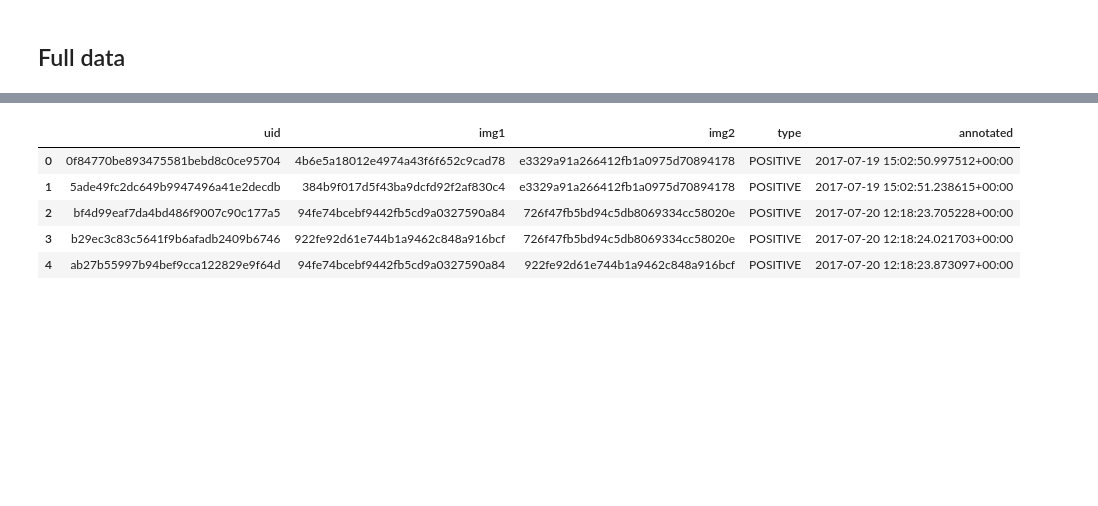
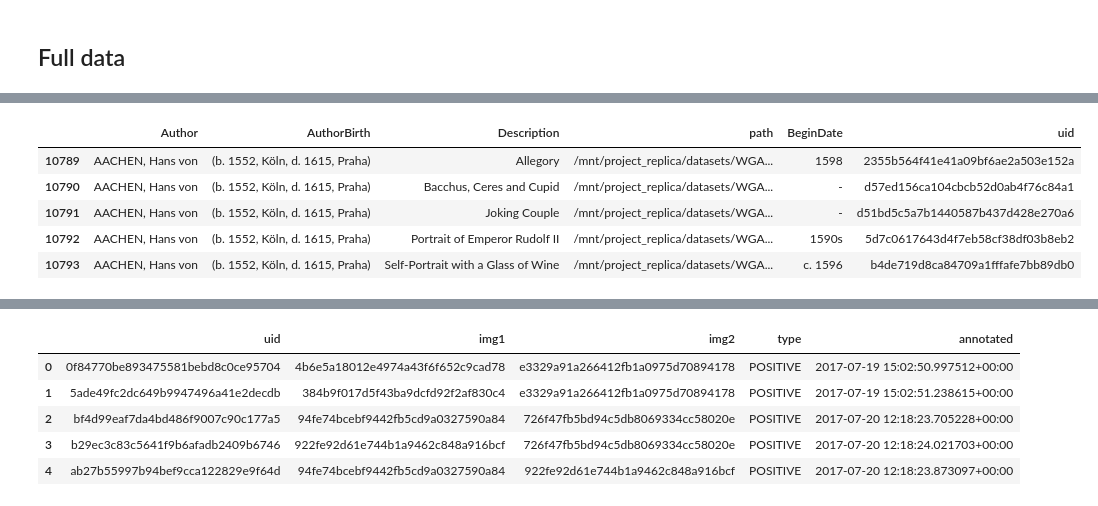
Before and after one commit to ludovicaschaerf/Cini_TDA, a Jupyter notebook: notebooks/Data.ipynb, the cells around one changed output, grey strips where cells are left out. Cells and saved outputs as stored; diff of their text form; code cells hidden in the pictures; blank space fills up the shorter version.

```diff
--- a/notebooks/Data.ipynb
+++ b/notebooks/Data.ipynb
@@ -80 +94,19 @@ metadata_2
+# %%
+metadata_2['Author'] = metadata_2['o_metadata'].apply(lambda x: x['AUTHOR'])
+metadata_2['AuthorBirth'] = metadata_2['o_metadata'].apply(lambda x: x['BORN-DIED'])
+metadata_2['Description'] = metadata_2['o_metadata'].apply(lambda x: x['TITLE'])
+metadata_2['BeginDate'] = metadata_2['o_metadata'].apply(lambda x: x['DATE'])
+
+metadata_2['uid'] = metadata_2['uid'].astype(str).apply(lambda x: x.replace('-', ''))
+metadata_2['path'] = wga_dir + metadata_2['path']
+
+metadata_2 = metadata_2[['Author', 'AuthorBirth', 'Description', 'path', 'BeginDate', 'uid',]]
+metadata_2.head()
+# %% [output]
+|  | Author | AuthorBirth | Description | path | BeginDate | uid |
+| 10789 | AACHEN, Hans von | (b. 1552, Köln, d. 1615, Praha) | Allegory | /mnt/project_replica/datasets/WGA... | 1598 | 2355b564f41e41a09bf6ae2a503e152a |
+| 10790 | AACHEN, Hans von | (b. 1552, Köln, d. 1615, Praha) | Bacchus, Ceres and Cupid | /mnt/project_replica/datasets/WGA... | - | d57ed156ca104cbcb52d0ab4f76c84a1 |
+| 10791 | AACHEN, Hans von | (b. 1552, Köln, d. 1615, Praha) | Joking Couple | /mnt/project_replica/datasets/WGA... | - | d51bd5c5a7b1440587b437d428e270a6 |
+| 10792 | AACHEN, Hans von | (b. 1552, Köln, d. 1615, Praha) | Portrait of Emperor Rudolf II | /mnt/project_replica/datasets/WGA... | 1590s | 5d7c0617643d4f7eb58cf38df03b8eb2 |
+| 10793 | AACHEN, Hans von | (b. 1552, Köln, d. 1615, Praha) | Self-Portrait with a Glass of Wine | /mnt/project_replica/datasets/WGA... | c. 1596 | b4de719d8ca84709a1fffafe7bb89db0 |
 # %%
```
Also changed, not shown: parts of 28 cells of this notebook, 4 other files.
